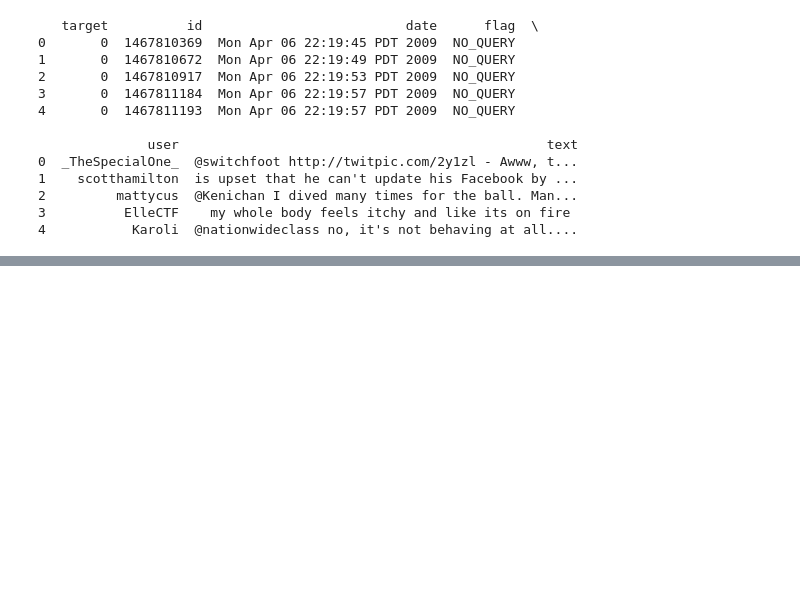
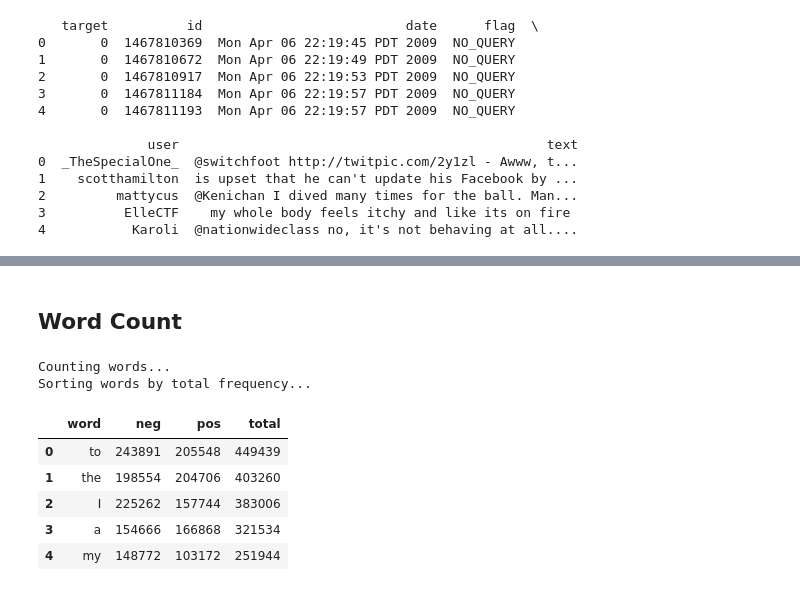
Before and after one commit to I7T5/SentimentNLP, a Jupyter notebook: project.ipynb, the cells around one changed output, grey strips where cells are left out. Drawn from its saved outputs; the diff is of its cells as text; code cells hidden in the pictures; blank space fills up the shorter version.

```diff
--- a/project.ipynb
+++ b/project.ipynb
@@ -67,3 +104,5 @@ NUMBER_OF_TARGET_VALUES = 5
+# %% [markdown]
+## Word Count
 # %%
 # generated by GitHub Copilot with minor edits
 # runtime: 45s
@@ -78,8 +117,11 @@ for i, row in df.iterrows():
         if word in word_counts:
             word_counts[word][target] += 1
         else:
-            word_counts[word] = {i: 0 for i in range(NUMBER_OF_TARGET_VALUES)}  # initialize with 0
+            word_counts[word] = {0: 0, 1: 0}  # initialize
             word_counts[word][target] = 1
 
-print("Sorting words by total frequency...")
+print("Sorting words by total frequency...")  # runtime: 1s
 word_counts = {k: v for k, v in sorted(word_counts.items(), key=lambda item: sum(item[1].values()), reverse=True)}  # sort by counts
+# %% [output]
+Counting words...
+Sorting words by total frequency...
@@ -89,0 +130,15 @@ print(word_counts)
+# %%
+# generated by GitHub Copilot with minor edits
+# runtime: 15s
+word_counts_df = pd.DataFrame(word_counts).T.reset_index()
+word_counts_df.columns = ['word', 'neg', 'pos']
+# pos: number of positive examples which contains the word
+word_counts_df['total'] = word_counts_df['neg'] + word_counts_df['pos']
+word_counts_df.head()
+# %% [output]
+|  | word | neg | pos | total |
+| 0 | to | 243891 | 205548 | 449439 |
+| 1 | the | 198554 | 204706 | 403260 |
+| 2 | I | 225262 | 157744 | 383006 |
+| 3 | a | 154666 | 166868 | 321534 |
+| 4 | my | 148772 | 103172 | 251944 |
```
Also changed, not shown: parts of 10 cells of this notebook.
